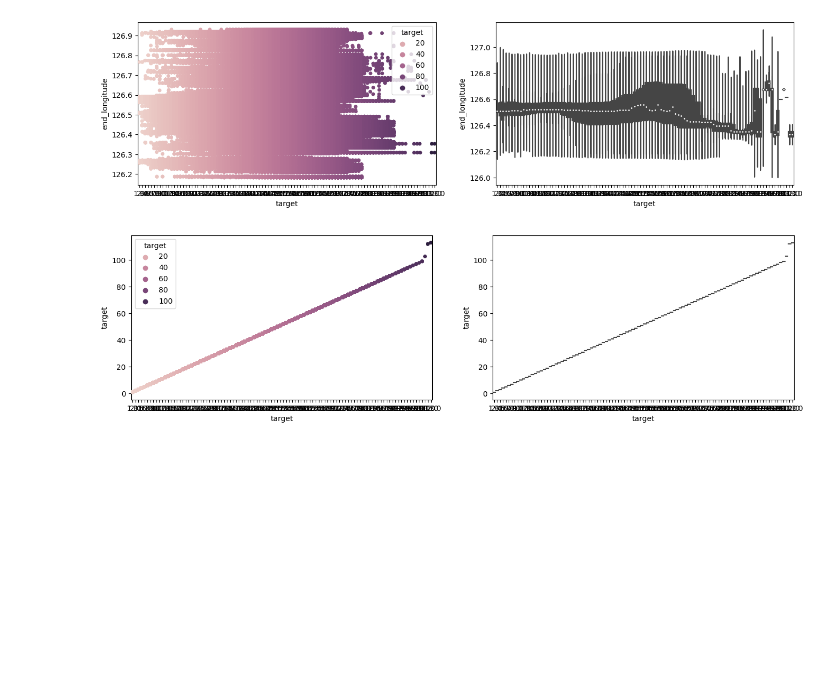
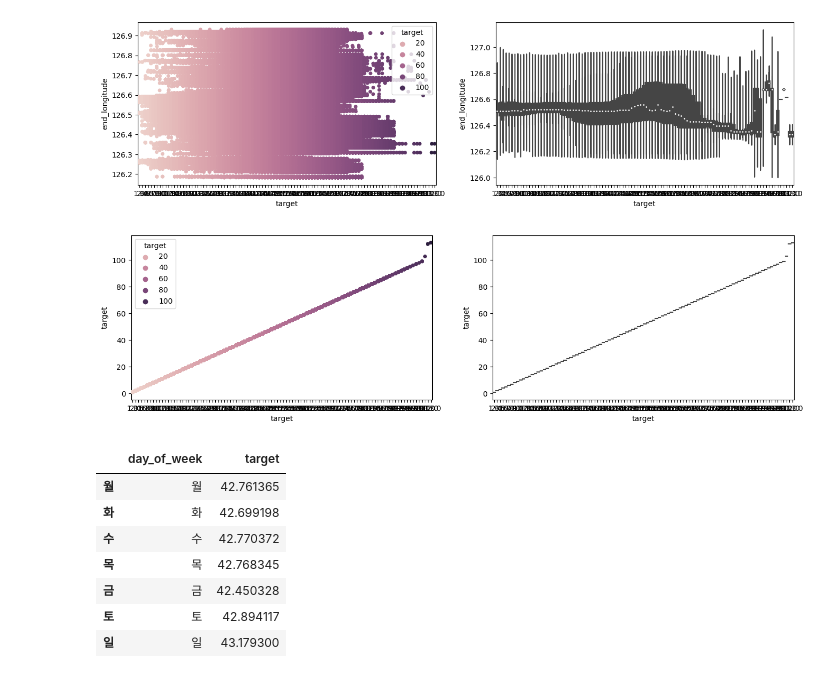
Before and after one commit to yyeseull/Side_Project, a Jupyter notebook: DACON/Jeju_traffic/jeju_traffic_eda.ipynb, the cells around one changed output. Drawn from its saved outputs; the diff is of its cells as text; code cells hidden in the pictures; blank space fills up the shorter version.

```diff
--- a/DACON/Jeju_traffic/jeju_traffic_eda.ipynb
+++ b/DACON/Jeju_traffic/jeju_traffic_eda.ipynb
@@ -207,0 +198,14 @@ show_dist_plot(df_train,'target', numerical_columns)
+# %%
+df_day_target=groupby_target('day_of_week')
+df_day_target=df_day_target.rename(index=df_day_target['day_of_week'])
+df_day_target= df_day_target.reindex(index=['월','화','수','목','금','토','일'])
+df_day_target
+# %% [output]
+|  | day_of_week | target |
+| 월 | 월 | 42.761365 |
+| 화 | 화 | 42.699198 |
+| 수 | 수 | 42.770372 |
+| 목 | 목 | 42.768345 |
+| 금 | 금 | 42.450328 |
+| 토 | 토 | 42.894117 |
+| 일 | 일 | 43.179300 |
```
Also changed, not shown: parts of 9 cells of this notebook.
